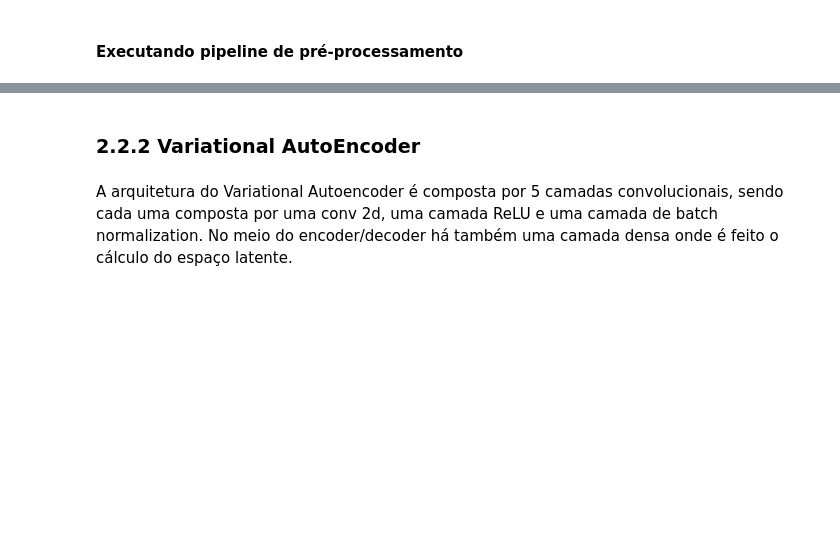
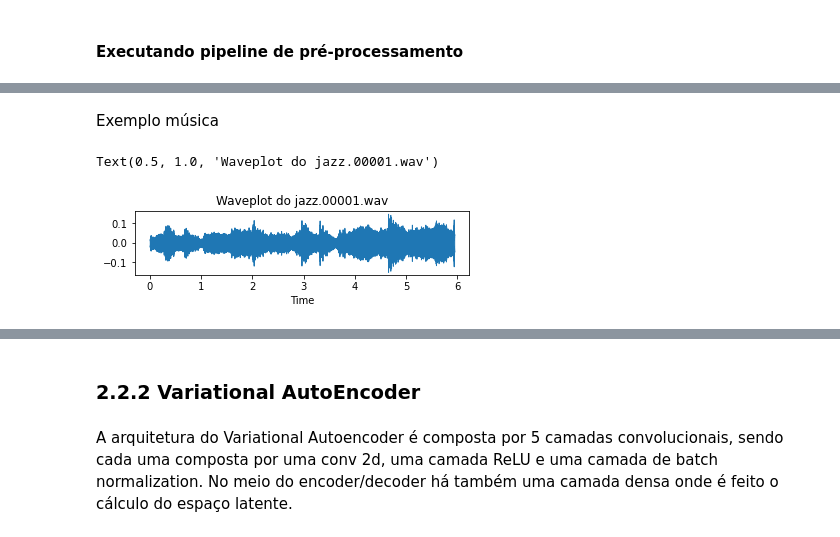
Before and after one commit to lucascouri2/projeto-modelos-descritivos, a Jupyter notebook: relatorio.ipynb, the cells around one changed output, grey strips where cells are left out. Saved outputs shown, nothing was run; the diff lists cells and outputs as text; code cells hidden in the pictures; blank space fills up the shorter version.

```diff
--- a/relatorio.ipynb
+++ b/relatorio.ipynb
@@ -146,3 +168,14 @@ Exemplo de espectrograma gerado após pré-processamento
+# %% [markdown]
+Exemplo música
+# %%
+y, sr = librosa.load('data/jazz/jazz.00001.wav', duration= 5.94)
+plt.figure()
+plt.subplot(3, 1, 1)
+librosa.display.waveshow(y, sr=sr)
+plt.title('Waveplot do jazz.00001.wav')
+# %% [output]
+Text(0.5, 1.0, 'Waveplot do jazz.00001.wav')
+[figure, added]
 # %%
 spectrogram = np.load("data/fsdd-jazz/spectrograms/jazz.00001.wav.npy")
 S_db = librosa.amplitude_to_db(np.abs(spectrogram), ref=np.max)
```
Also changed, not shown: parts of 14 cells of this notebook.
